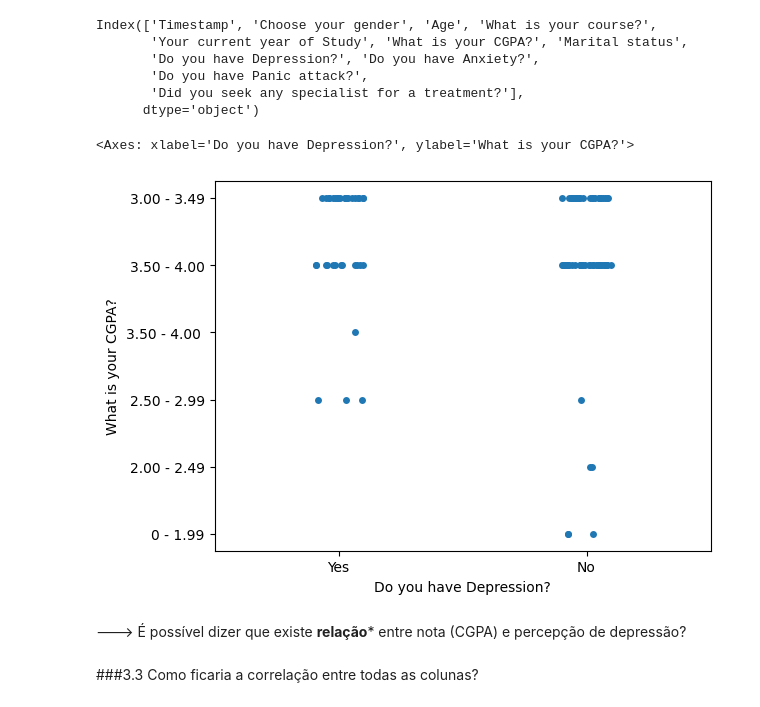
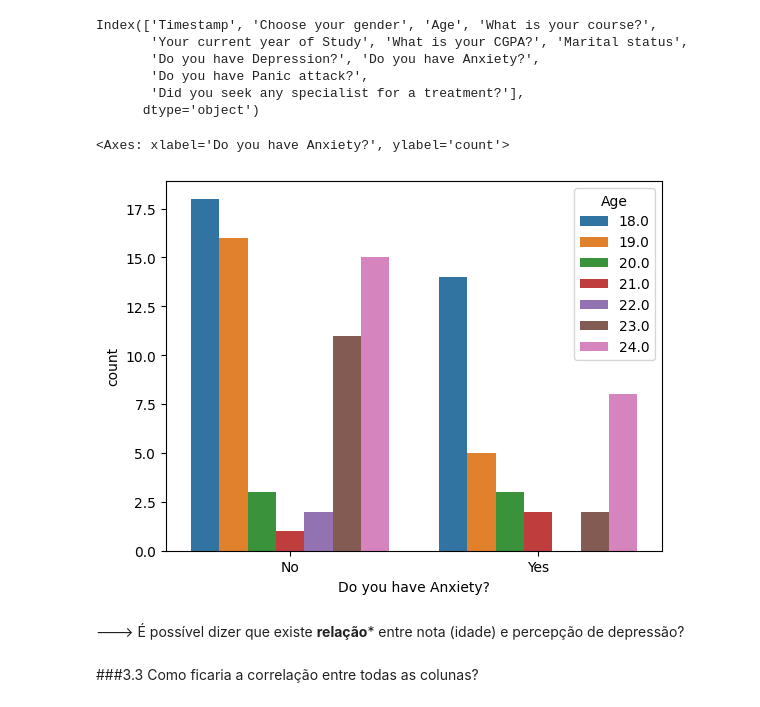
Before and after one commit to eddorileo/mental_health, a Jupyter notebook: mental_health.ipynb, the cells around one changed output. Drawn from its saved outputs; the diff is of its cells as text; code cells hidden in the pictures.

```diff
--- a/mental_health.ipynb
+++ b/mental_health.ipynb
@@ -277,16 +276,14 @@ Index(['Timestamp', 'Choose your gender', 'Age', 'What is your course?',
        'Do you have Panic attack?',
        'Did you seek any specialist for a treatment?'],
       dtype='object')
-# %%
-#gráfico de pontos
-import seaborn as sns
-#sns.swarmplot(x="Do you have Depression?", y="What is your CGPA?", data=data2)
-sns.stripplot(data=data2, x="Do you have Depression?", y="What is your CGPA?")
-# %% [output]
-<Axes: xlabel='Do you have Depression?', ylabel='What is your CGPA?'>
-[figure, removed]
+# %%
+#gráfico de pontos
+sns.countplot(data=data2, x="Do you have Anxiety?", hue='Age')
+# %% [output]
+<Axes: xlabel='Do you have Anxiety?', ylabel='count'>
+[figure, added]
 # %% [markdown]
----> É possível dizer que existe **relação*** entre nota (CGPA) e percepção de depressão?
+---> É possível dizer que existe **relação*** entre nota (idade) e percepção de depressão?
 # %% [markdown]
 ###3.3 Como ficaria a correlação entre todas as colunas?
 # %% [markdown]
```
Also changed, not shown: parts of 7 cells of this notebook.
